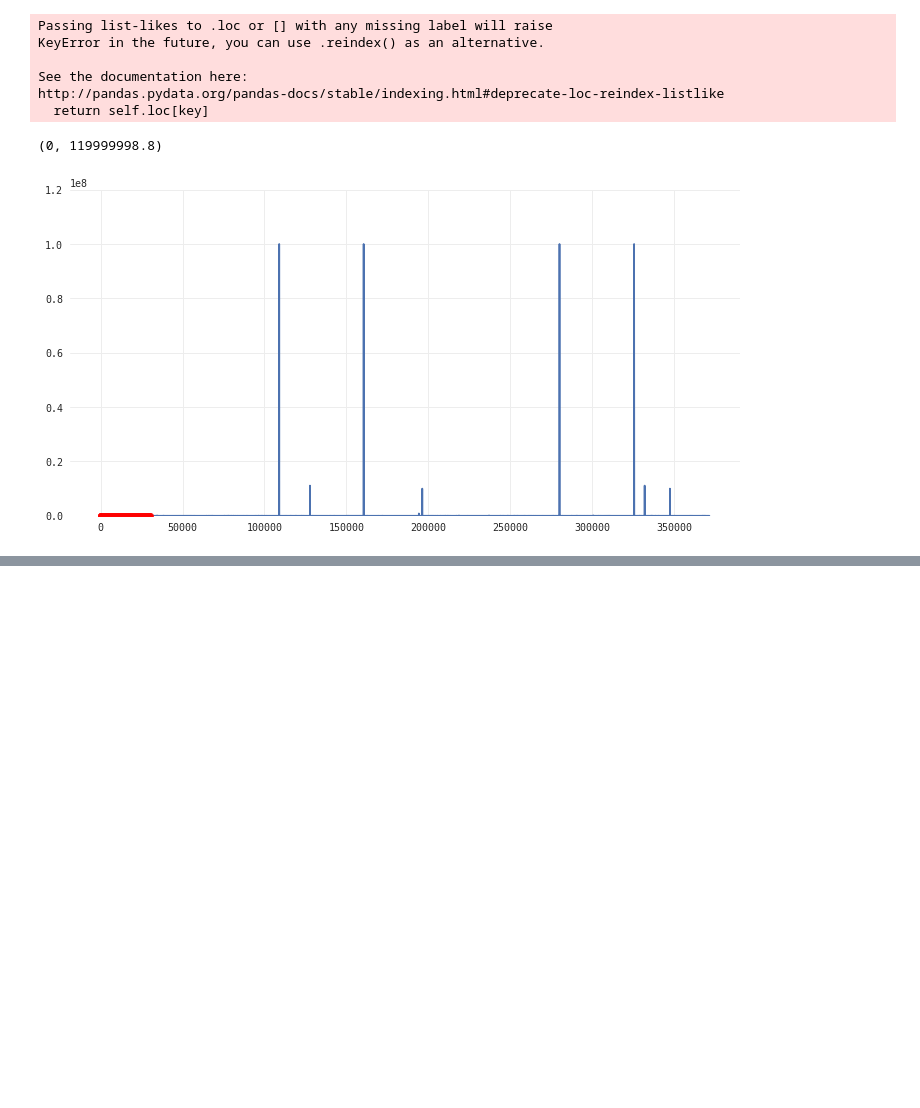
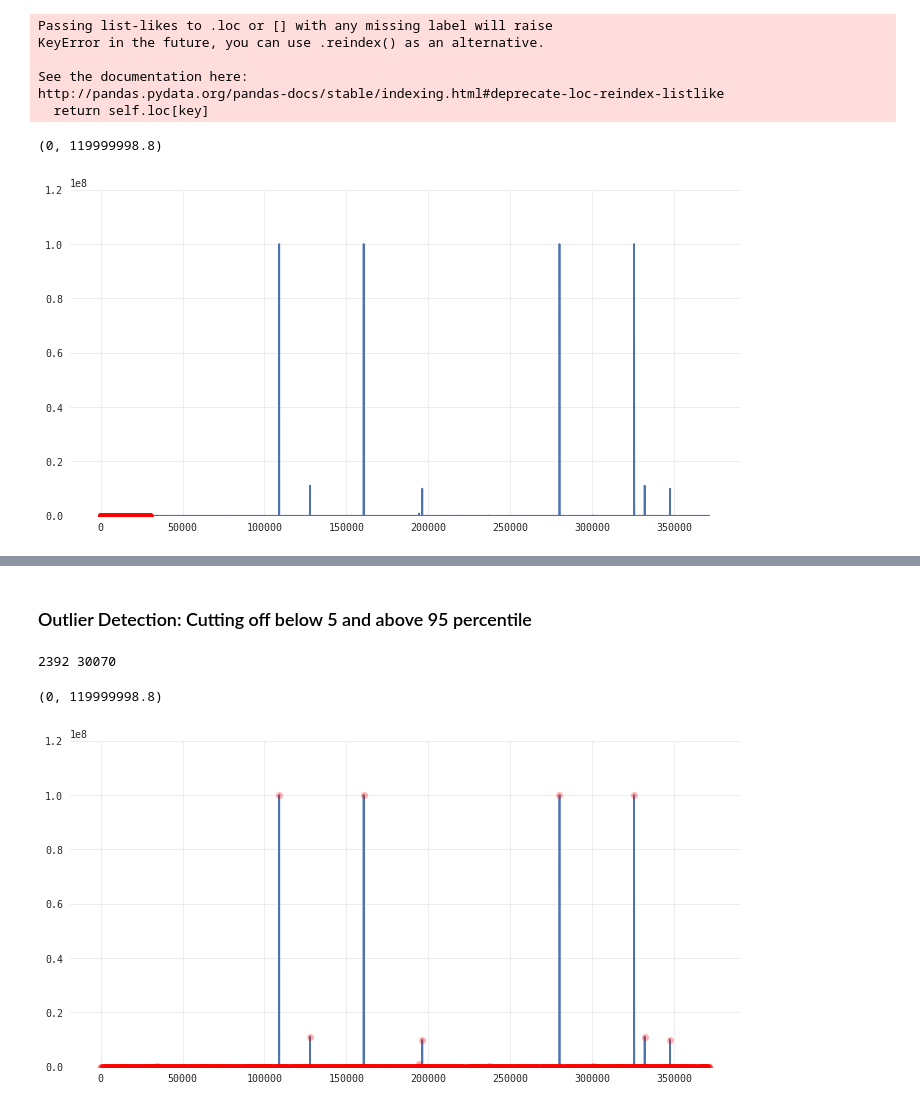
Before and after one commit to qu4ku/datasets-analysis, a Jupyter notebook: 005-used-cars-database.ipynb, the cells around one changed output, grey strips where cells are left out. Cells and saved outputs as stored; diff of their text form; code cells hidden in the pictures; blank space fills up the shorter version.

```diff
--- a/005-used-cars-database.ipynb
+++ b/005-used-cars-database.ipynb
@@ -769,0 +823,14 @@ http://pandas.pydata.org/pandas-docs/stable/indexing.html#deprecate-loc-reindex-
+# %% [markdown]
+### Outlier Detection: Cutting off below 5 and above 95 percentile
+# %%
+p_min = df.Price.quantile(.05)
+p_max = df.Price.quantile(.95)
+outliers_idx = golf_price[(golf_price > p_max) | (golf_price < p_min)].index
+print(len(outliers_idx), len(golf_price))
+golf_price.plot()
+golf_price[outliers_idx].plot(**kw)
+plt.ylim([0, golf_price.max() * 1.2])
+# %% [output]
+2392 30070
+(0, 119999998.8)
+[figure, added]
```
Also changed, not shown: parts of 8 cells of this notebook.
